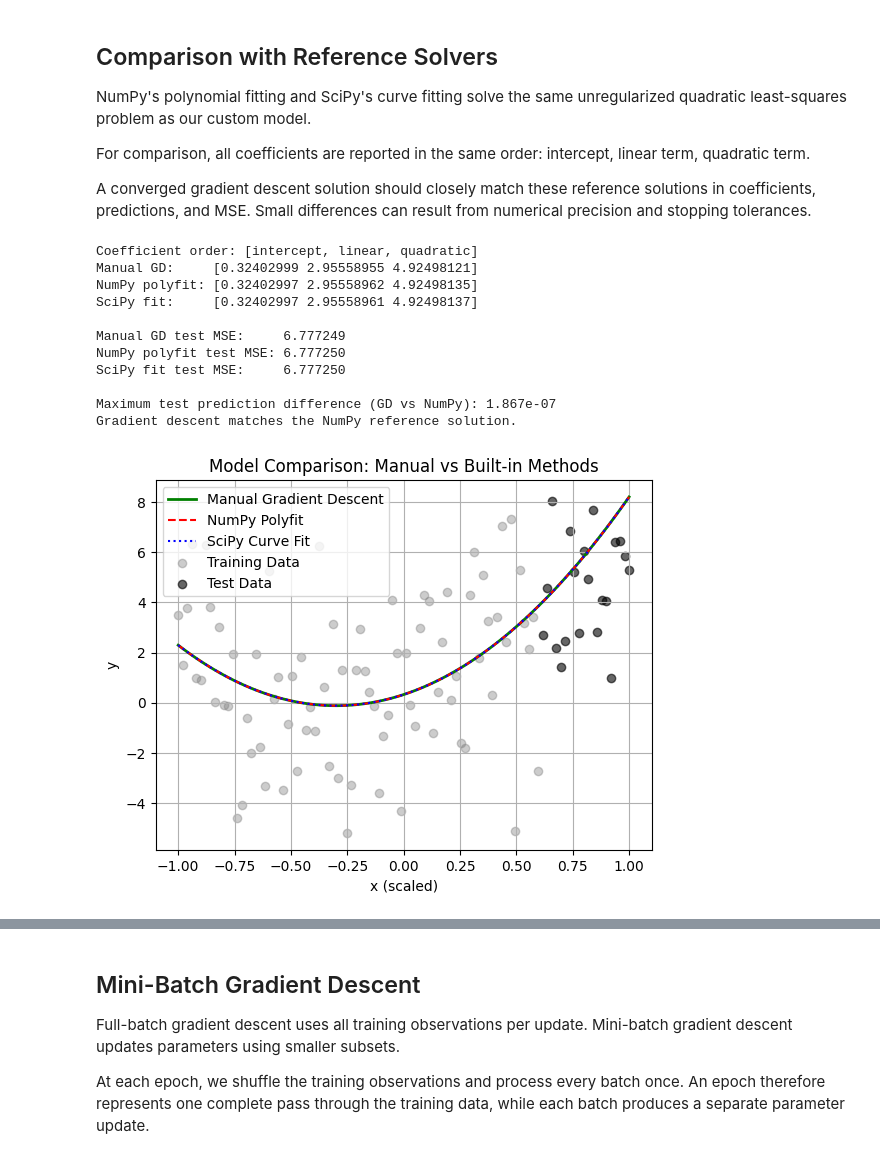
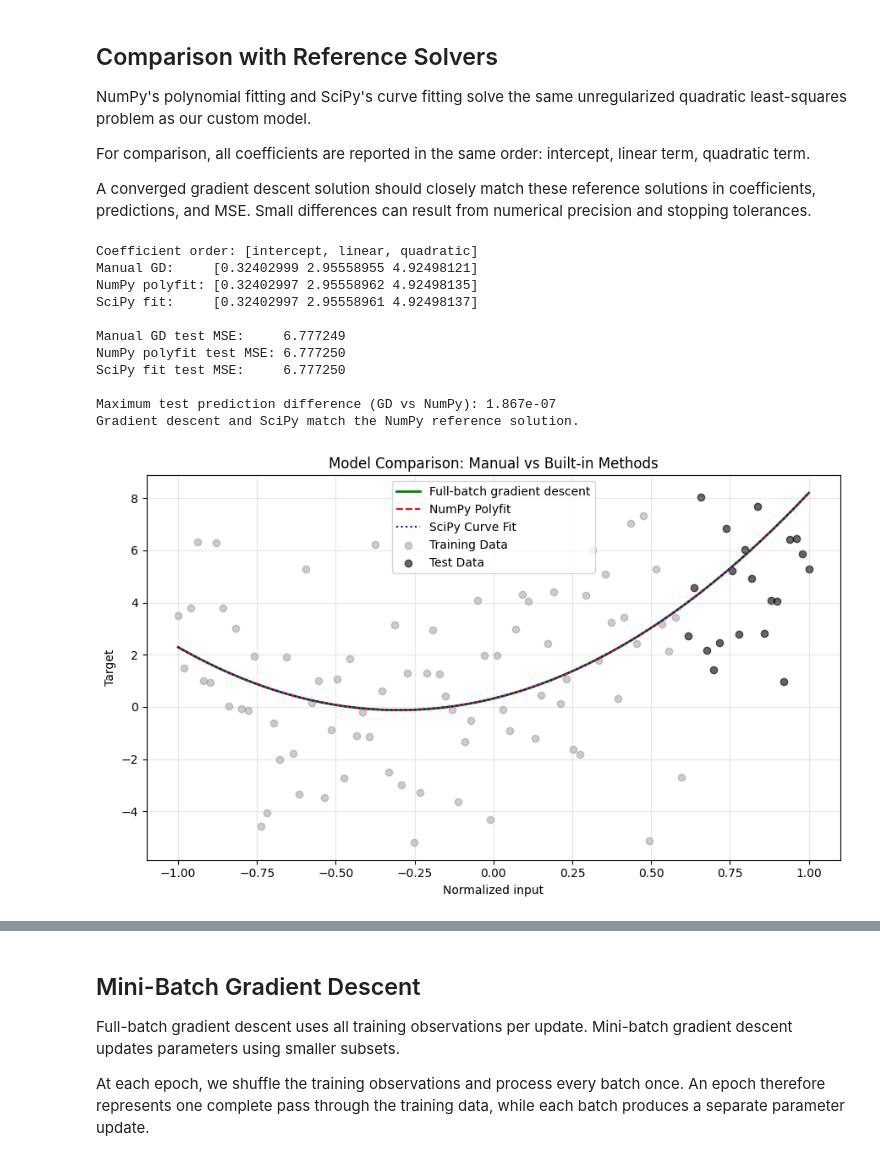
Before and after one commit to Lucid1498/polynomial-regression-from-scratch, a Jupyter notebook: notebooks/polynomial_regression_from_scratch.ipynb, the cells around one changed output, grey strips where cells are left out. Cells and saved outputs as stored; diff of their text form; code cells hidden in the pictures.

```diff
--- a/notebooks/polynomial_regression_from_scratch.ipynb
+++ b/notebooks/polynomial_regression_from_scratch.ipynb
@@ -265,14 +317,14 @@ Gradient clipping is omitted so updates follow the analytical MSE gradient
 directly. Non-finite values trigger an error instead of silently continuing.
 # %%
 def gradient_descent(
-    X, y, lr=0.1, epochs=20000, tol=1e-8
+    X, y, lr=0.1, max_updates=20000, tol=1e-8
 ):
     """Fit quadratic regression using full-batch gradient descent."""
     theta = np.zeros(3, dtype=float)
     history = [mse_loss(y, predict(X, theta))]
     theta_history = [theta.copy()]
 
-    for _ in range(epochs):
+    for _ in range(max_updates):
         grads = compute_gradients(X, y, theta)
 
         if not np.all(np.isfinite(grads)):
@@ -322,11 +369,11 @@ Training the model using the training dataset and evaluate its performance on th
 gd_result = gradient_descent(
     X_train, y_train,
     lr=0.1,
-    epochs=20000,
+    max_updates=20000,
     tol=1e-8,
 )
 
-# Retain these names for compatibility with later notebook cells.
+# Extract fitted parameters and the recorded training loss.
 theta_final = gd_result["theta"]
 loss_history = gd_result["loss_history"]
 
@@ -469,7 +615,10 @@ np.testing.assert_allclose(
 np.testing.assert_allclose(
     y_pred_test, y_pred_np, rtol=1e-5, atol=1e-6
 )
-print("Gradient descent matches the NumPy reference solution.")
+np.testing.assert_allclose(
+    theta_scipy, theta_np, rtol=1e-5, atol=1e-6
+)
+print("Gradient descent and SciPy match the NumPy reference solution.")
 # %% [output]
 Coefficient order: [intercept, linear, quadratic]
 Manual GD:     [0.32402999 2.95558955 4.92498121]
@@ -481,30 +630,32 @@ NumPy polyfit test MSE: 6.777250
 SciPy fit test MSE:     6.777250
 
 Maximum test prediction difference (GD vs NumPy): 1.867e-07
-Gradient descent matches the NumPy reference solution.
+Gradient descent and SciPy match the NumPy reference solution.
 # %%
 # Sort full scaled X for smooth plotting
 X_all_sorted = np.sort(X_scaled)
 
 # Predictions from each model on full range
 y_pred_manual = predict(X_all_sorted, theta_final)
 y_pred_np_full = np.polyval(np_coeffs, X_all_sorted)
 y_pred_scipy_full = quadratic_model(X_all_sorted, *scipy_params)
 
 # Plot all predictions
-plt.plot(X_all_sorted, y_pred_manual, label="Manual Gradient Descent", color="green", linewidth=2)
+plt.plot(X_all_sorted, y_pred_manual, label="Full-batch gradient descent", color="green", linewidth=2)
 plt.plot(X_all_sorted, y_pred_np_full, label="NumPy Polyfit", linestyle="--", color="red")
 plt.plot(X_all_sorted, y_pred_scipy_full, label="SciPy Curve Fit", linestyle=":", color="blue")
 
 # Plot original noisy data
 plt.scatter(X_train, y_train, color='gray', alpha=0.4, label="Training Data")
 plt.scatter(X_test, y_test, color='black', alpha=0.6, label="Test Data")
 
 plt.title("Model Comparison: Manual vs Built-in Methods")
-plt.xlabel("x (scaled)")
-plt.ylabel("y")
+plt.xlabel("Normalized input")
+plt.ylabel("Target")
 plt.legend()
 plt.grid(True)
+save_figure(plt.gcf(), "reference_solver_comparison.png")
 plt.show()
+plt.close()
 # %% [output]
-[figure, old version]
+[figure, new version]
```
Also changed, not shown: parts of 24 cells of this notebook, 9 other files.
